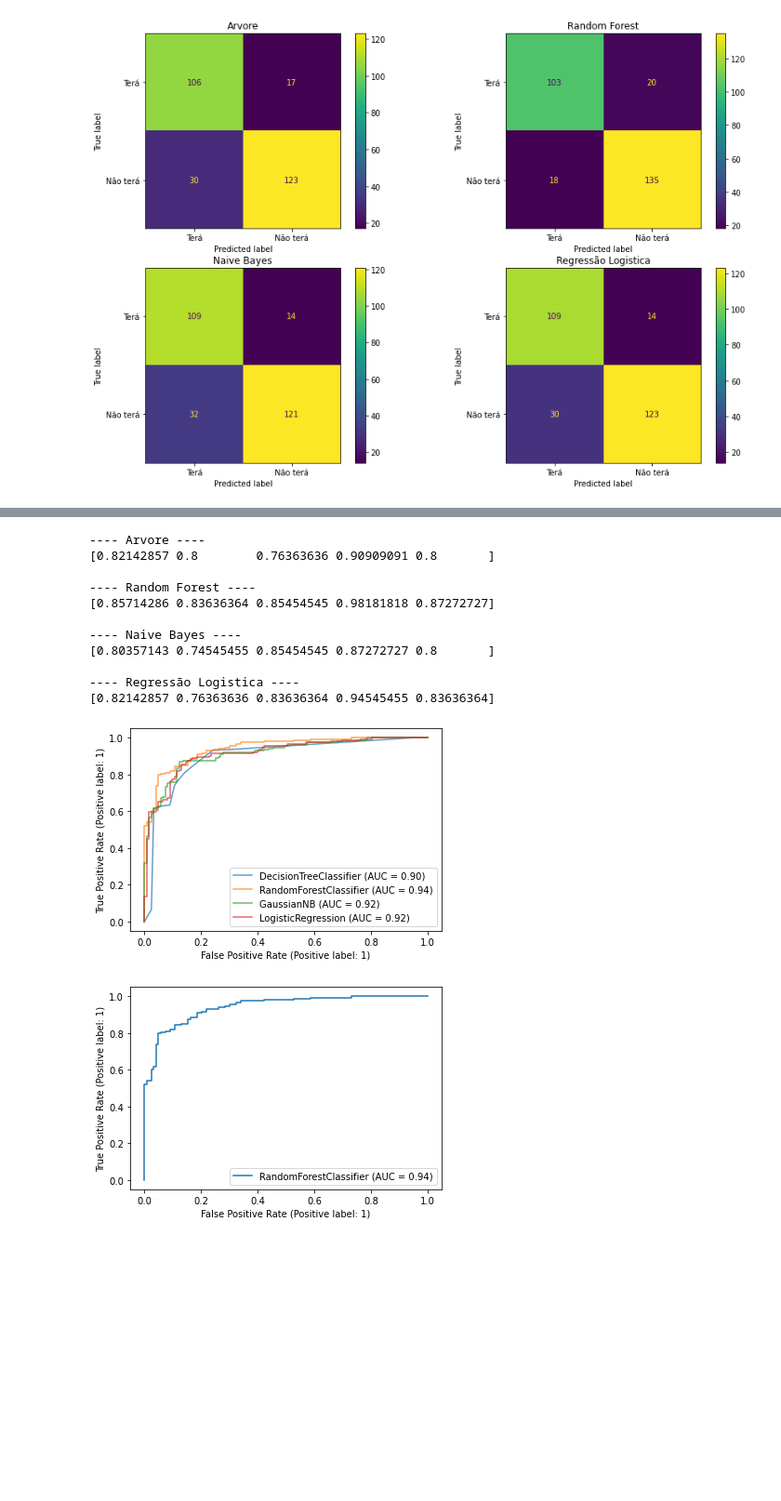
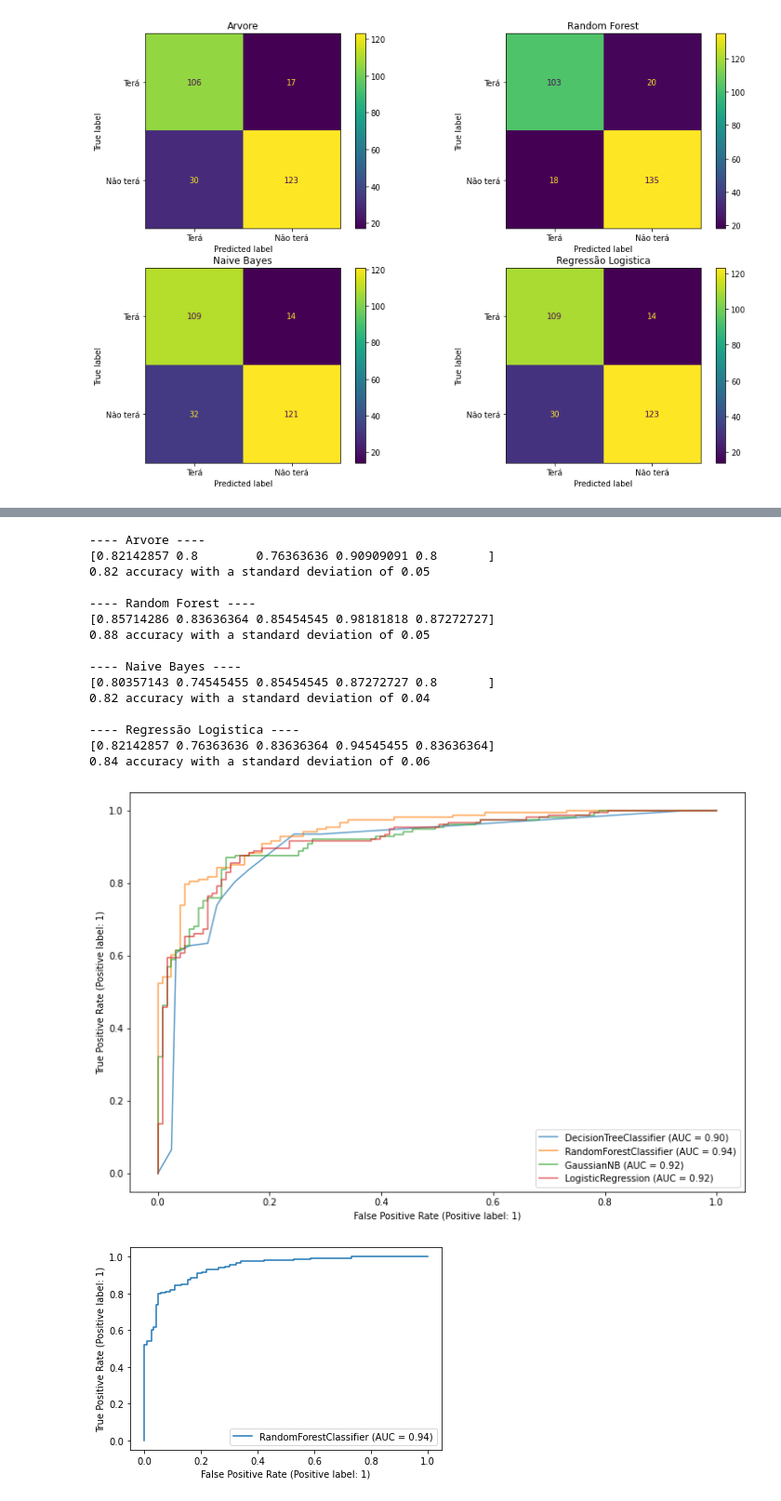
Before and after one commit to patrickpiccini/heart-failure-prediction, a Jupyter notebook: heart_failure_prediction.ipynb, the cells around one changed output, grey strips where cells are left out. Shown at 93% size. Drawn from its saved outputs; the diff is of its cells as text; code cells hidden in the pictures; blank space fills up the shorter version.

```diff
--- a/heart_failure_prediction.ipynb
+++ b/heart_failure_prediction.ipynb
@@ -547,29 +547,36 @@ for i in classifiers.items():
     scores_dt = cross_val_score(i[1], X_test, y_test, scoring='accuracy', cv=5)
     print(f'\n---- {i[0]} ----')
     print(scores_dt)
+    print("%0.2f accuracy with a standard deviation of %0.2f" % (scores_dt.mean(), scores_dt.std()))
 # %% [output]
 ---- Arvore ----
 [0.82142857 0.8        0.76363636 0.90909091 0.8       ]
+0.82 accuracy with a standard deviation of 0.05
 
 ---- Random Forest ----
 [0.85714286 0.83636364 0.85454545 0.98181818 0.87272727]
+0.88 accuracy with a standard deviation of 0.05
 
 ---- Naive Bayes ----
 [0.80357143 0.74545455 0.85454545 0.87272727 0.8       ]
+0.82 accuracy with a standard deviation of 0.04
 
 ---- Regressão Logistica ----
 [0.82142857 0.76363636 0.83636364 0.94545455 0.83636364]
+0.84 accuracy with a standard deviation of 0.06
 # %%
+plt.figure(figsize=(12,8))
 ax = plt.gca()
 for i in range(len(classifiers)):
     clf = classifiers[names[i]]
     rfc_disp = RocCurveDisplay.from_estimator(clf, X_test, y_test, ax=ax, alpha=0.7)
 plt.show()
 
+
 clf2 = classifiers['Random Forest']
 svc_disp = RocCurveDisplay.from_estimator(clf2, X_test, y_test)
 svc_disp.plot(ax=ax, alpha=0.8)
 plt.show()
 # %% [output]
-[figure, old version]
+[figure, new version]
 [figure]
```
Also changed, not shown: parts of 1 cell of this notebook.
